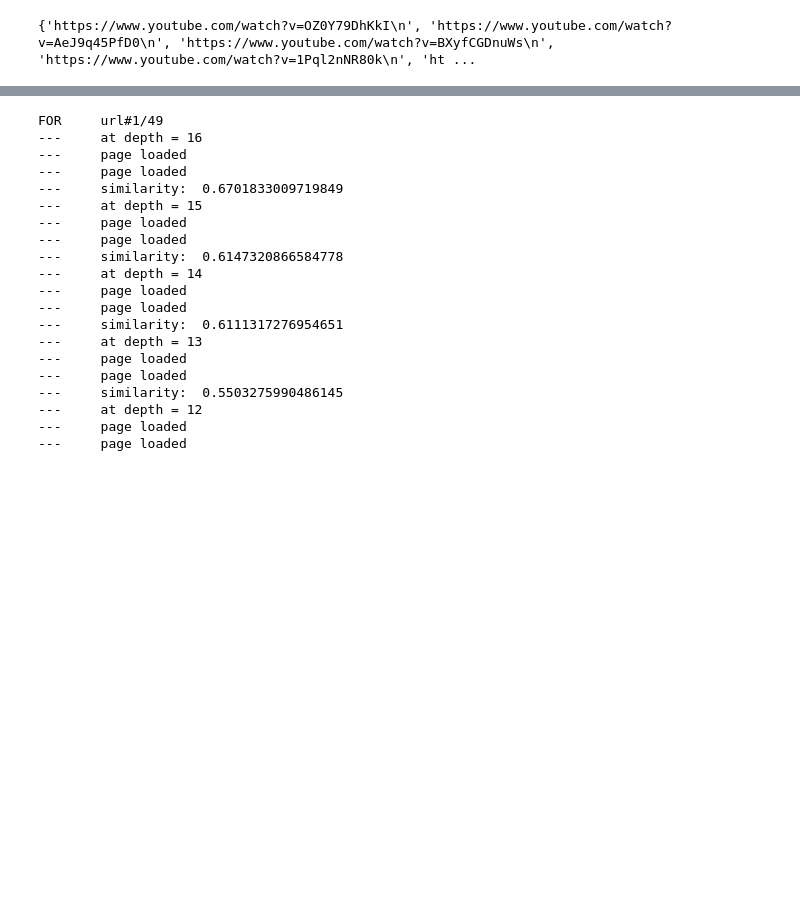
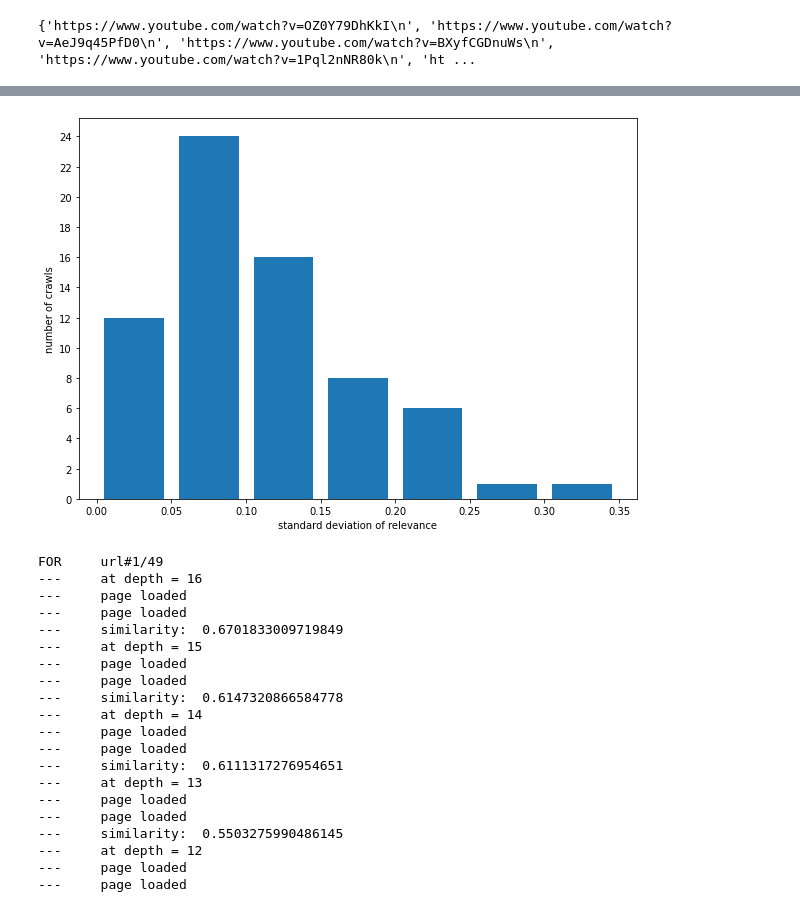
Before and after one commit to heylakshya/youtubeRabbitHole, a Jupyter notebook: notebooks/SocialProject.ipynb, the cells around one changed output, grey strips where cells are left out. Drawn from its saved outputs; the diff is of its cells as text; code cells hidden in the pictures; blank space fills up the shorter version.

```diff
--- a/notebooks/SocialProject.ipynb
+++ b/notebooks/SocialProject.ipynb
@@ -284,0 +301,9 @@ visualize_results(results_for_urls)
+# %%
+def separate_dev(result):
+    y = np.array([np.array(x) for x in result])
+    std_dev = []
+
+    for y_ in y[:]:
+        std_dev.append(np.std(y_))
+
+    return std_dev
@@ -285,3 +314,14 @@ visualize_results(results_for_urls)
+# %%
+std_dev = separate_dev(results_for_urls)
+plt.hist(std_dev, [0.0,0.05,0.10,0.15,0.20,0.25,0.30,0.35], rwidth=0.8)
+plt.xticks([0.0,0.05,0.10,0.15,0.20,0.25,0.30,0.35])
+plt.yticks(range(0,26,2))
+fig = plt.gcf()
+plt.xlabel("standard deviation of relevance")
+plt.ylabel("number of crawls")
+fig.set_size_inches(10, 7)
+# %% [output]
+[figure, added]
 # %%
 # Start URLs
 urls = []
```
Also changed, not shown: parts of 5 cells of this notebook.
